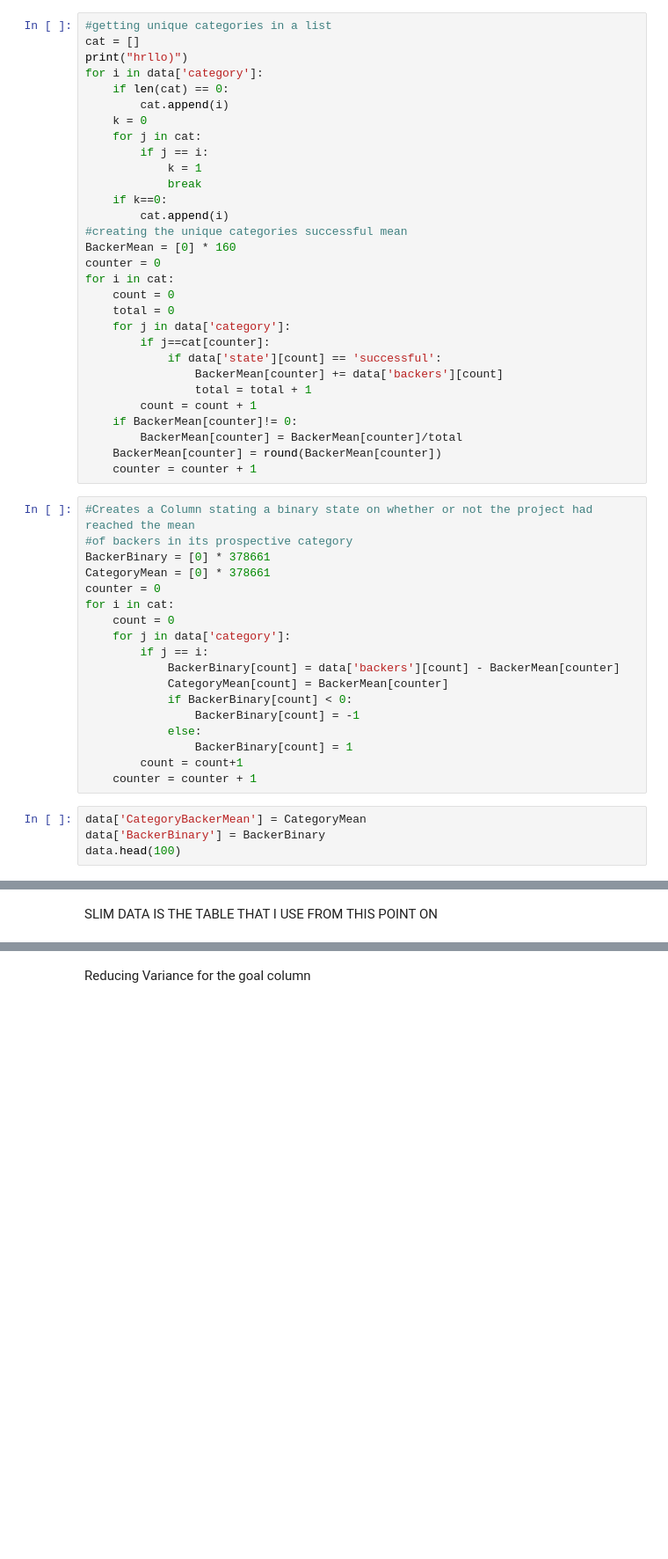
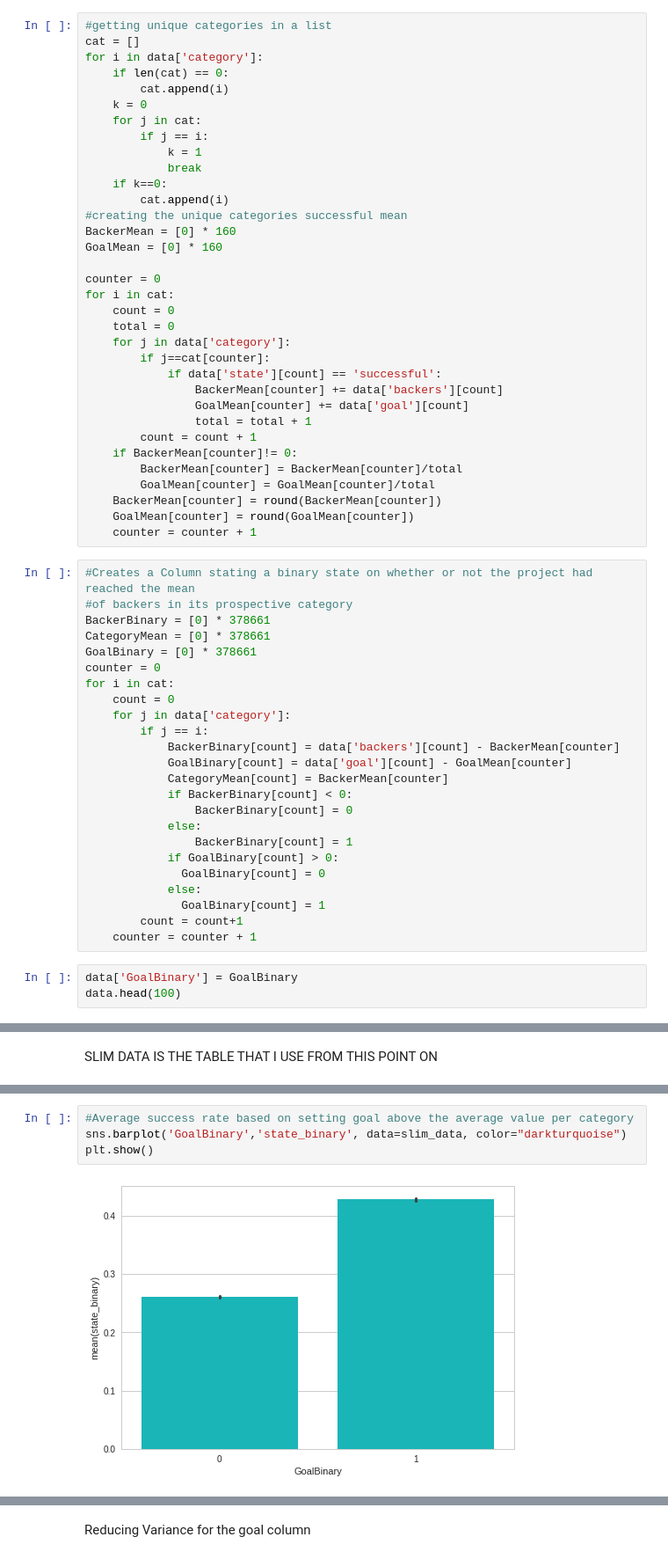
Before and after one commit to Gidoren/cmps144_project, a Jupyter notebook: kickstarter_project.ipynb, the cells around one changed output, grey strips where cells are left out. Shown at 88% size. Cells and saved outputs as stored; diff of their text form; blank space fills up the shorter version.

```diff
--- a/kickstarter_project.ipynb
+++ b/kickstarter_project.ipynb
@@ -60,7 +103,6 @@ data.info()
 # %%
 #getting unique categories in a list
 cat = []
-print("hrllo)")
 for i in data['category']:
     if len(cat) == 0:
         cat.append(i)
@@ -73,6 +115,8 @@ for i in data['category']:
         cat.append(i)
 #creating the unique categories successful mean
 BackerMean = [0] * 160
+GoalMean = [0] * 160
+
 counter = 0
 for i in cat:
     count = 0
@@ -81,31 +125,39 @@ for i in cat:
         if j==cat[counter]:
             if data['state'][count] == 'successful':
                 BackerMean[counter] += data['backers'][count]
+                GoalMean[counter] += data['goal'][count]
                 total = total + 1
         count = count + 1
     if BackerMean[counter]!= 0:
         BackerMean[counter] = BackerMean[counter]/total
+        GoalMean[counter] = GoalMean[counter]/total
     BackerMean[counter] = round(BackerMean[counter])
+    GoalMean[counter] = round(GoalMean[counter])
     counter = counter + 1
 # %%
 #Creates a Column stating a binary state on whether or not the project had reached the mean
 #of backers in its prospective category
 BackerBinary = [0] * 378661
 CategoryMean = [0] * 378661
+GoalBinary = [0] * 378661
 counter = 0
 for i in cat:
     count = 0
     for j in data['category']:
         if j == i:
             BackerBinary[count] = data['backers'][count] - BackerMean[counter]
+            GoalBinary[count] = data['goal'][count] - GoalMean[counter]
             CategoryMean[count] = BackerMean[counter]
             if BackerBinary[count] < 0:
-                BackerBinary[count] = -1
+                BackerBinary[count] = 0
             else:
                 BackerBinary[count] = 1
+            if GoalBinary[count] > 0:
+              GoalBinary[count] = 0
+            else:
+              GoalBinary[count] = 1
         count = count+1
     counter = counter + 1
 # %%
-data['CategoryBackerMean'] = CategoryMean
-data['BackerBinary'] = BackerBinary
+data['GoalBinary'] = GoalBinary
 data.head(100)
@@ -186,3 +357,9 @@ print(slim_data['state_binary'].value_counts());
+# %%
+#Average success rate based on setting goal above the average value per category
+sns.barplot('GoalBinary','state_binary', data=slim_data, color="darkturquoise")
+plt.show()
+# %% [output]
+[figure, added]
 # %%
 #Average success rate based on category
 sns.barplot('state_binary','main_category', data=slim_data, color="darkturquoise")
```
Also changed, not shown: parts of 30 cells of this notebook.
